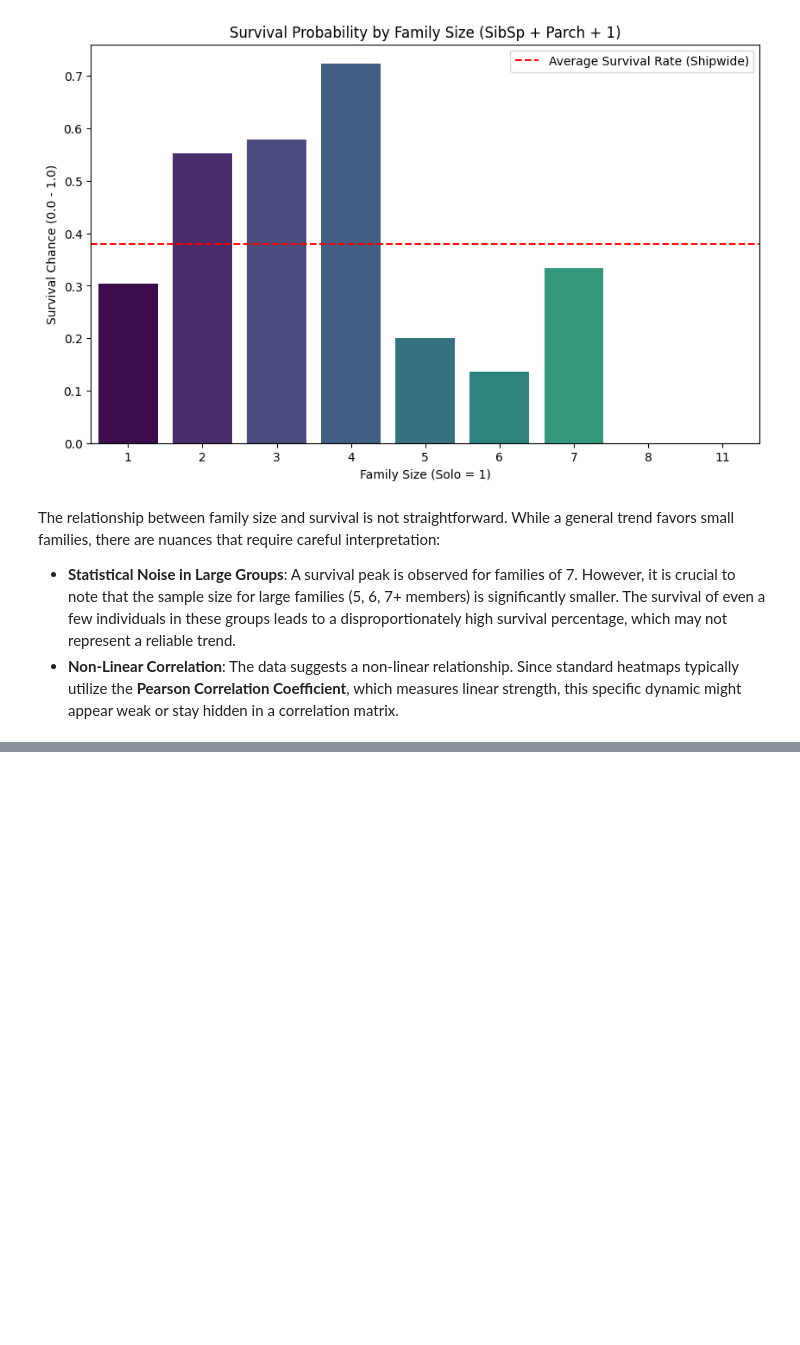
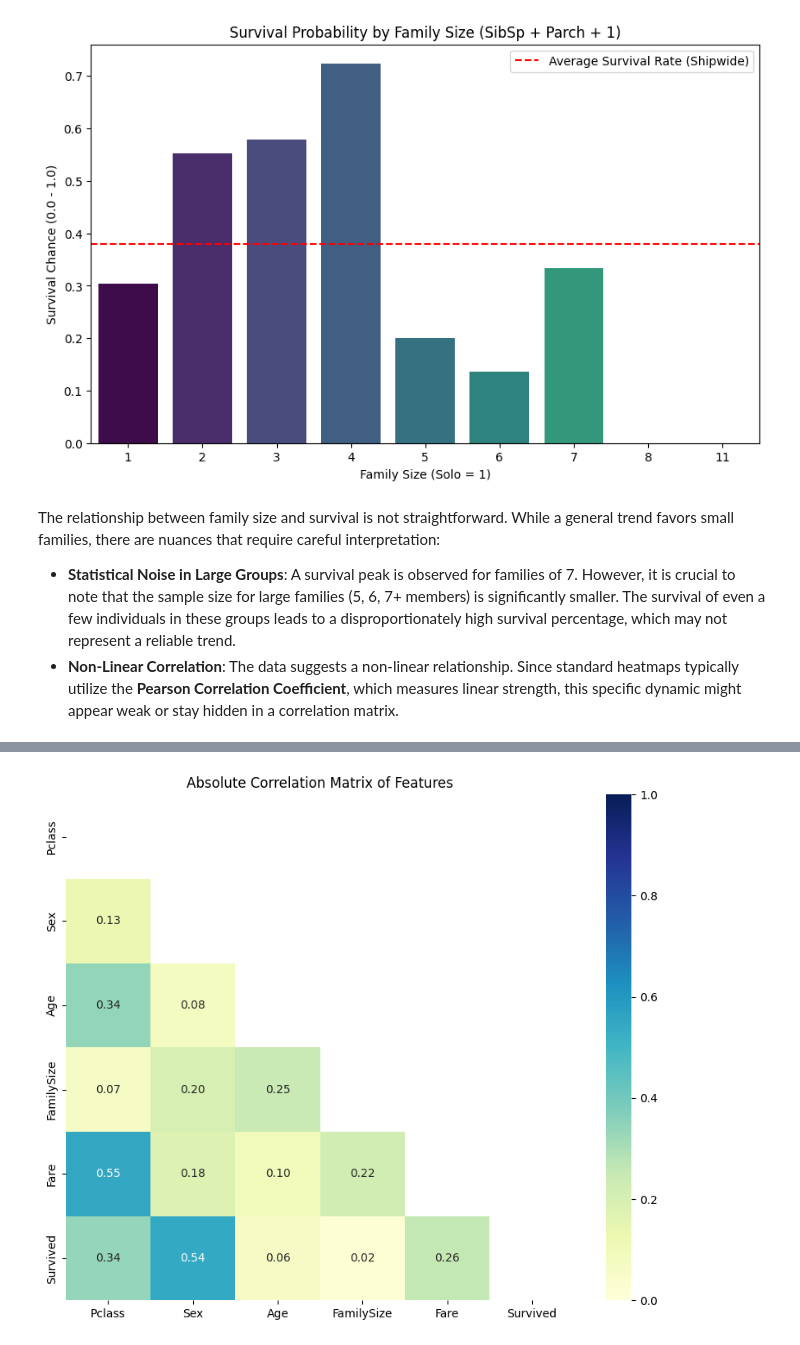
Before and after one commit to lmVl12/skill-assessments, a Jupyter notebook: Machine Learning/titanic.ipynb, the cells around one changed output, grey strips where cells are left out. Cells and saved outputs as stored; diff of their text form; code cells hidden in the pictures; blank space fills up the shorter version.

Commit message:
feat(ml_titanic): add feature correlation and PCA

```diff
--- a/Machine Learning/titanic.ipynb
+++ b/Machine Learning/titanic.ipynb
@@ -10,3 +14,21 @@ import matplotlib.pyplot as plt
+# %%
+def preprocess_data(df):
+    df_new = df.copy()  # Prevents modifications to the original dataset
+
+    # Capturing family size by combining SibSp and Parch
+    df_new['FamilySize'] = df_new['SibSp'] + df_new['Parch'] + 1
+
+   # Converting 'Sex' to numerical format for model compatibility
+    df_new['Sex'] = df_new['Sex'].replace({'female': 0, 'male': 1}).infer_objects(copy=False)
+
+    # Handling Missing Values:
+    # Median imputation to preserve data distribution
+    df_new['Age'] = df_new['Age'].fillna(df_new['Age'].median())
+    df_new['Fare'] = df_new['Fare'].fillna(df_new['Fare'].median())
+
+    # List of features can be easily modified here to test different model variations
+    features = ["Pclass", "Sex", "Age", "FamilySize", "Fare"]
+    return df_new[features]
 # %% [markdown]
 ## Data Acquisition and Initial Exploration
 
@@ -130,0 +157,23 @@ The relationship between family size and survival is not straightforward. While
+# %%
+# Suppress the specific downcasting warning to keep the output clean
+pd.set_option('future.no_silent_downcasting', True)
+
+# Preprocess data to ensure consistency across features
+df_numeric = preprocess_data(train_data)
+
+# Re-attach the target 'Survived' for correlation analysis (it was excluded during preprocessing)
+df_numeric['Survived'] = train_data['Survived']
+
+# Calculate absolute correlation values
+# We focus on the strength of the relationship rather than the direction
+corr_abs = df_numeric.corr().abs()
+
+# Generate a mask to hide the upper triangle for better readability
+mask = np.triu(np.ones_like(corr_abs, dtype=bool))
+
+plt.figure(figsize=(10, 8))
+sns.heatmap(corr_abs, mask=mask, annot=True, fmt=".2f", cmap='YlGnBu', vmin=0, vmax=1)
+plt.title("Absolute Correlation Matrix of Features")
+plt.show()
+# %% [output]
+[figure, added]
```
Also changed, not shown: parts of 8 cells of this notebook.
